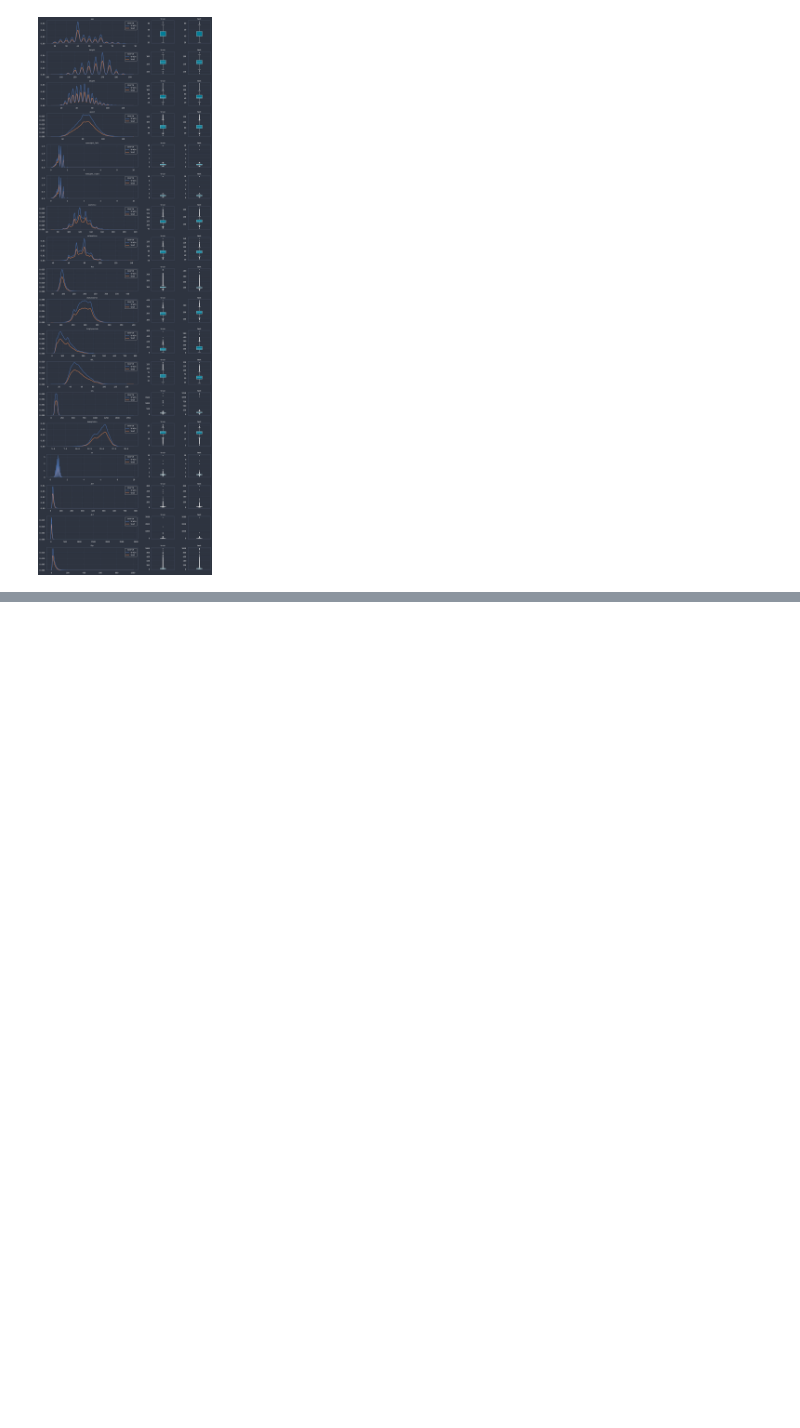
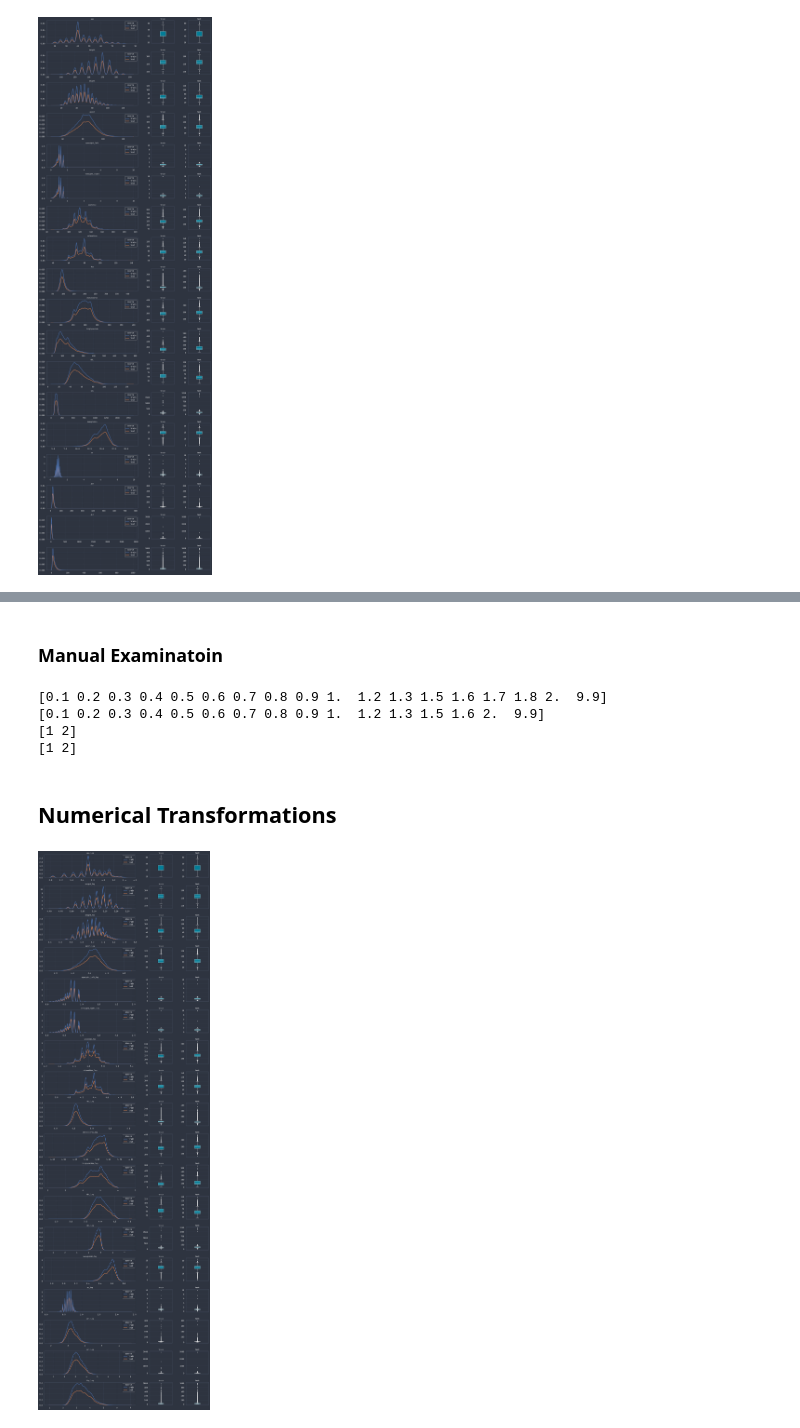
Before and after one commit to cheeweisoh/kaggle, a Jupyter notebook: tps/tps_3_24/eda.ipynb, the cells around one changed output, grey strips where cells are left out. Saved outputs shown, nothing was run; the diff lists cells and outputs as text; code cells hidden in the pictures; blank space fills up the shorter version.

Commit message:
added feature engineering and transformations

```diff
--- a/tps/tps_3_24/eda.ipynb
+++ b/tps/tps_3_24/eda.ipynb
@@ -367,0 +391,7 @@ plt.show()
+# %%
+for feat in num_features:
+    feat_min = np.min(train_df[feat])
+    q1 = train_df[feat].quantile(0.01)
+    q3 = train_df[feat].quantile(0.999)
+    feat_max = np.max(train_df[feat])
+    print(f'{feat} - Min: {feat_min}, Q1: {q1}, Q3: {q3}, Max: {feat_max}')
@@ -367,0 +417,38 @@ plt.show()
+# %% [markdown]
+### Manual Examinatoin
+# %%
+print(np.sort(train_df[outlier_preds == -1]['eyesight_left'].unique()))
+print(np.sort(train_df[outlier_preds == -1]['eyesight_right'].unique()))
+print(np.sort(train_df[outlier_preds == -1]['hearing_left'].unique()))
+print(np.sort(train_df[outlier_preds == -1]['hearing_right'].unique()))
+# %% [output]
+[0.1 0.2 0.3 0.4 0.5 0.6 0.7 0.8 0.9 1.  1.2 1.3 1.5 1.6 1.7 1.8 2.  9.9]
+[0.1 0.2 0.3 0.4 0.5 0.6 0.7 0.8 0.9 1.  1.2 1.3 1.5 1.6 2.  9.9]
+[1 2]
+[1 2]
+# %% [markdown]
+## Numerical Transformations
+# %%
+df = pd.concat([train_df[num_features].assign(source='train'), test_df[num_features].assign(source='test')], ignore_index=True)
+
+fig, axs = plt.subplots(nrows=len(num_features), ncols=3, figsize=(16, len(num_features) * 3),
+                        gridspec_kw= {'hspace': 0.35, 'wspace': 0.3, 'width_ratios': [0.8, 0.2, 0.2]})
+
+for i, feat in enumerate(num_features):
+    df[feat + '_log'] = np.log1p(df[feat])
+    sns.kdeplot(data=df[[feat + '_log', 'source']], x=feat + '_log', hue='source', linewidth=2, ax=axs[i, 0])
+    axs[i, 0].set_title(feat + '_log', fontsize=9)
+    axs[i, 0].set(xlabel='', ylabel='')
+
+    sns.boxplot(data=df.loc[df['source'] == 'train', [feat]], y=feat, width=0.25, saturation=0.9, linewidth=0.9, fliersize=2.25, ax=axs[i, 1], **bp_props)
+    axs[i, 1].set_title('train', fontsize=9)
+    axs[i, 1].set(xlabel='', ylabel='')
+
+    sns.boxplot(data=df.loc[df['source'] == 'test', [feat]], y=feat, width=0.25, saturation=0.9, linewidth=0.9, fliersize=2.25, color='#037d97', ax=axs[i, 2], **bp_props)
+    axs[i, 2].set_title('test', fontsize=9, fontweight='bold')
+    axs[i, 2].set(xlabel='', ylabel='')
+
+plt.tight_layout()
+plt.show()
+# %% [output]
+[figure, added]
```
Also changed, not shown: parts of 18 cells of this notebook.
